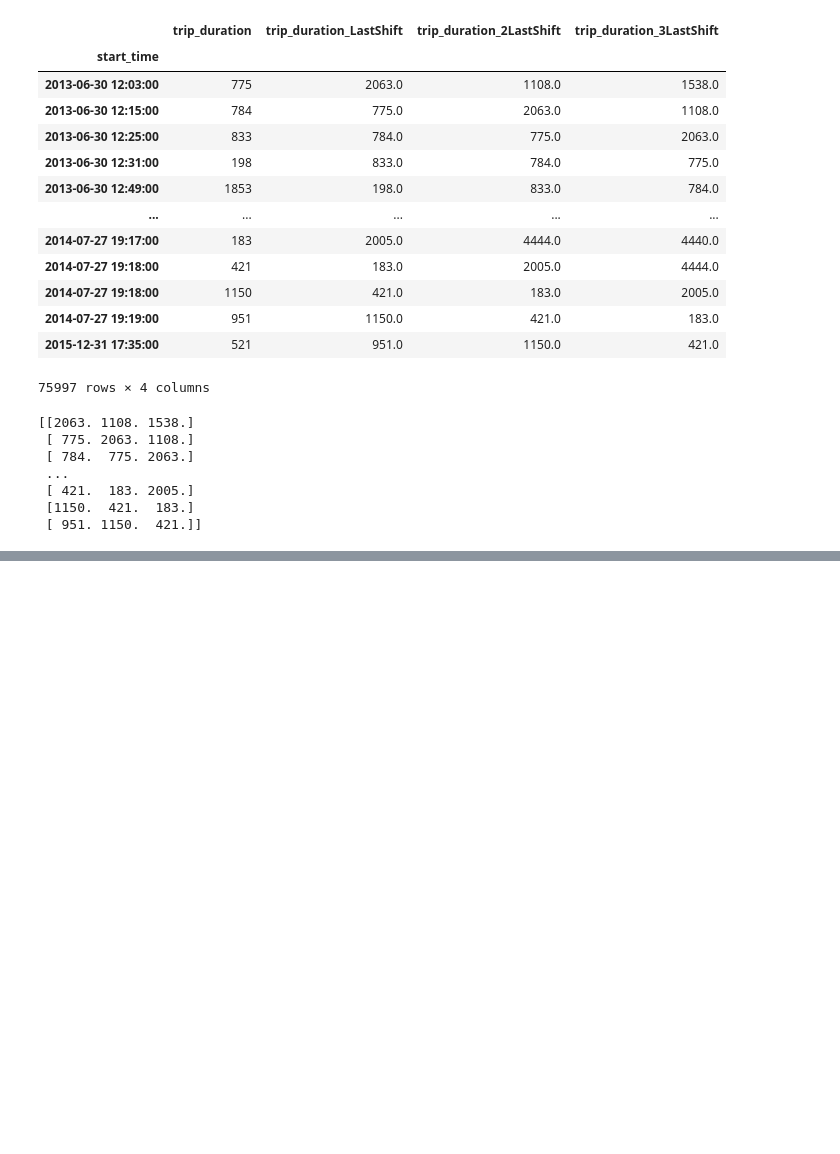
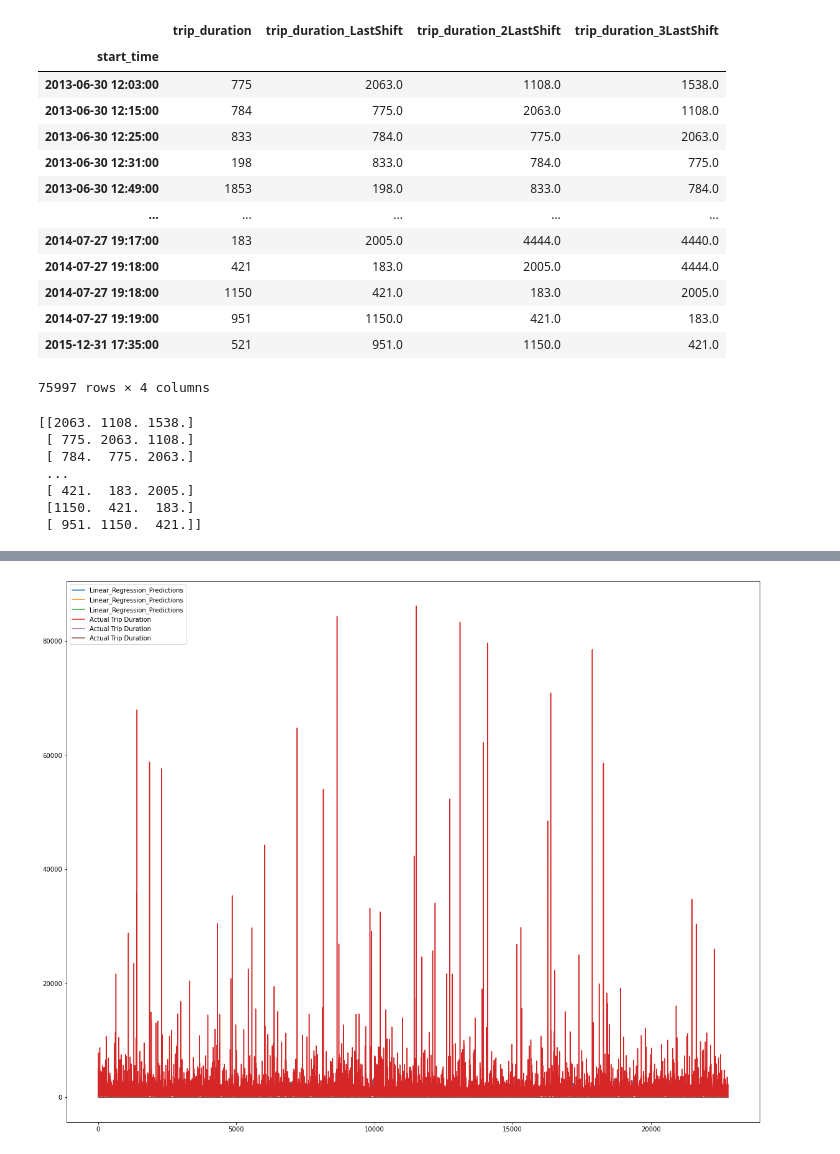
Before and after one commit to astrodestroyergithub/Divvy-Bike-Share, a Jupyter notebook: CODE/time_series_forecasting_ml.ipynb, the cells around one changed output, grey strips where cells are left out. Cells and saved outputs as stored; diff of their text form; code cells hidden in the pictures; blank space fills up the shorter version.

```diff
--- a/CODE/time_series_forecasting_ml.ipynb
+++ b/CODE/time_series_forecasting_ml.ipynb
@@ -119,11 +146,13 @@ plt.show()
 # %%
 lin_pred=lin_model.predict(X_test)
 import matplotlib.pyplot as plt
-plt.rcParams["figure.figsize"]=(12,8)
+plt.rcParams["figure.figsize"]=(20,16)
 plt.plot(lin_pred,label="Linear_Regression_Predictions")
-plt.plot(y_test,label="Actual Sales")
+plt.plot(y_test,label="Actual Trip Duration")
 plt.legend(loc="upper left")
 plt.show()
+# %% [output]
+[figure, added]
 # %%
 from sklearn.metrics import mean_squared_error
 from math import sqrt
```
Also changed, not shown: parts of 8 cells of this notebook.
